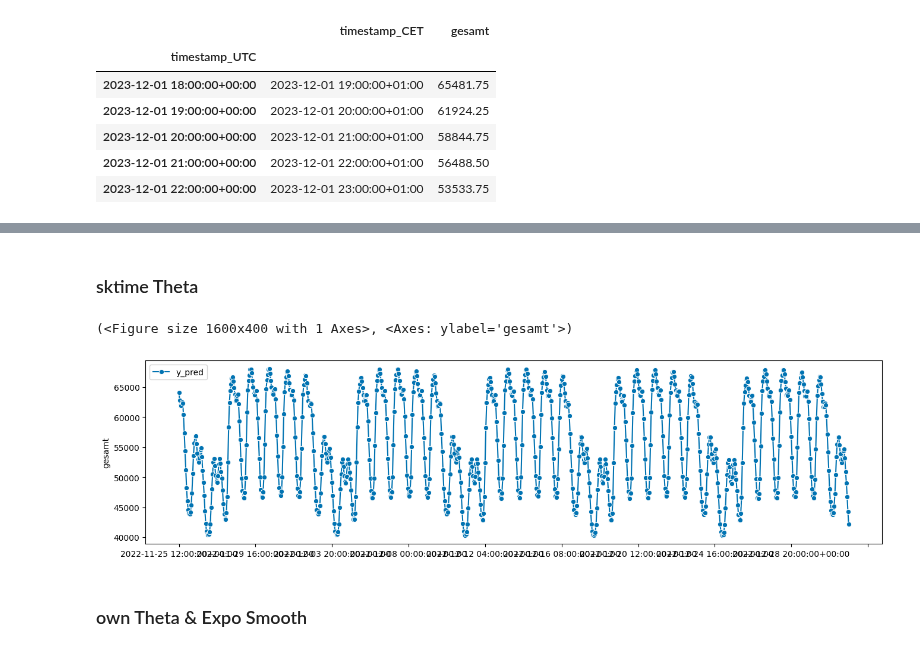
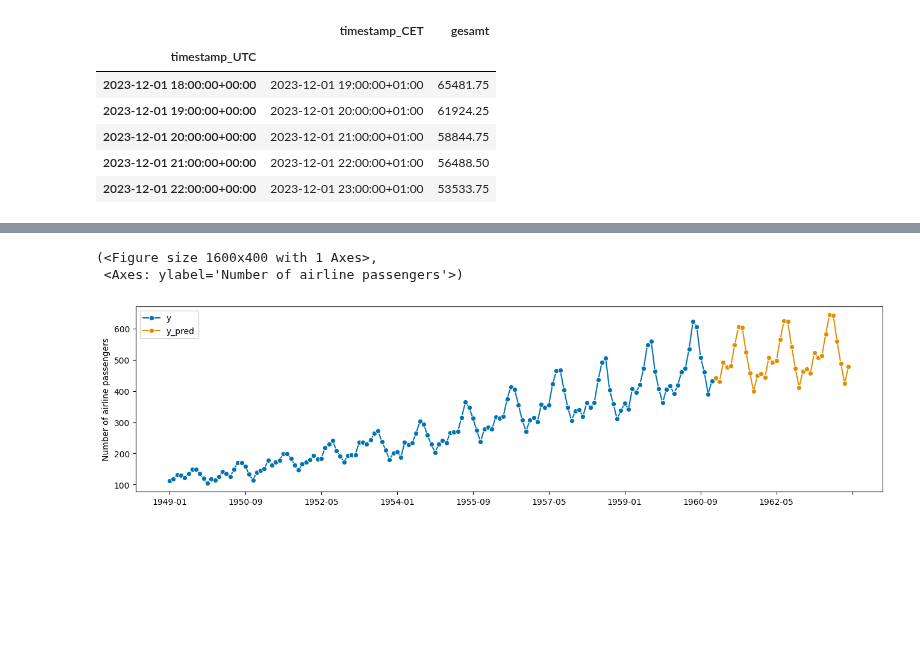
Before and after one commit to hikotei/2023_11-PTSFC, a Jupyter notebook: Energy/2023_12_28 expo smooth, theta.ipynb, the cells around one changed output, grey strips where cells are left out. Saved outputs shown, nothing was run; the diff lists cells and outputs as text; code cells hidden in the pictures; blank space fills up the shorter version.

```diff
--- a/Energy/2023_12_28 expo smooth, theta.ipynb
+++ b/Energy/2023_12_28 expo smooth, theta.ipynb
@@ -61,16 +61,13 @@ plt.show()
-# %% [markdown]
-### sktime Theta
 # %%
-# y = load_airline()
+y = load_airline()
 
-forecaster = ThetaForecaster(sp=7*24)
-forecaster.fit(y_train)
+forecaster = ThetaForecaster(sp=12)
+forecaster.fit(y)
 
-fh = y_test.index
+fh = np.arange(1, 37)
 y_pred = forecaster.predict(fh)
-plot_series(y_pred, labels=["y_pred"])
+plot_series(y, y_pred, labels=["y", "y_pred"])
 # %% [output]
-(<Figure size 1600x400 with 1 Axes>, <Axes: ylabel='gesamt'>)
+(<Figure size 1600x400 with 1 Axes>,
+ <Axes: ylabel='Number of airline passengers'>)
-[figure, old version]
+[figure, new version]
-# %% [markdown]
-### own Theta & Expo Smooth
```
Also changed, not shown: parts of 7 cells of this notebook.
